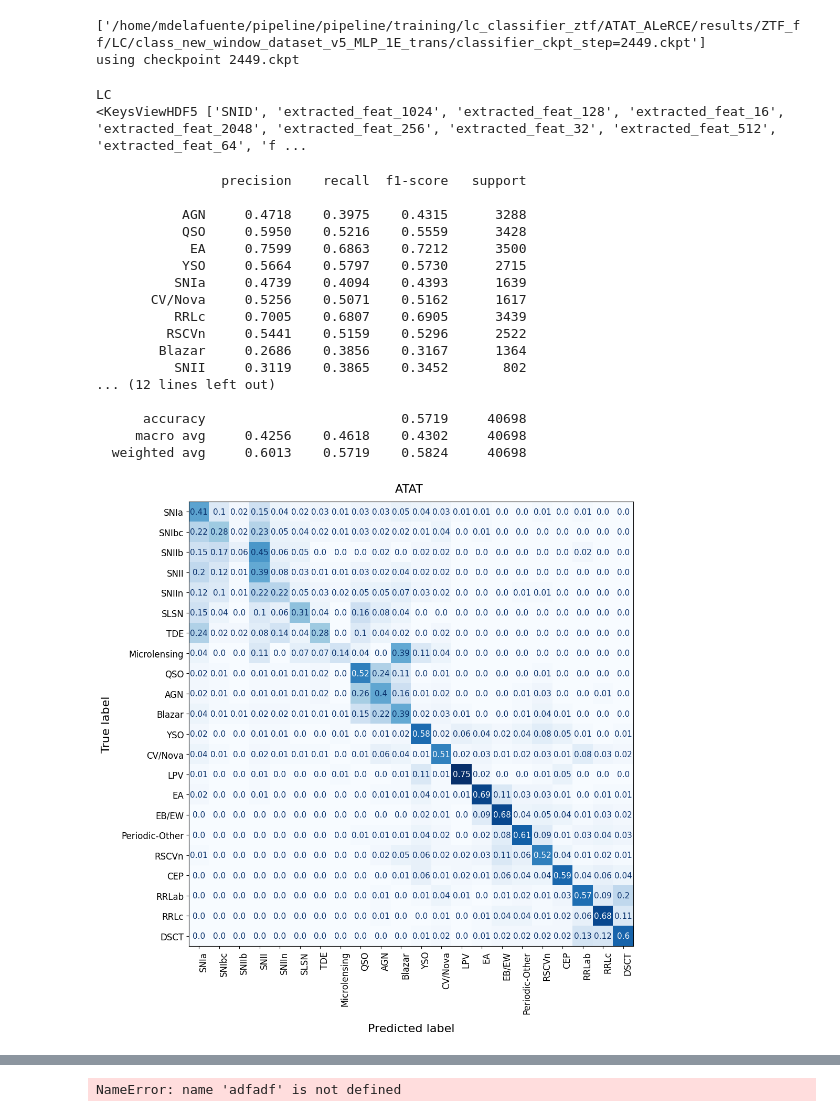
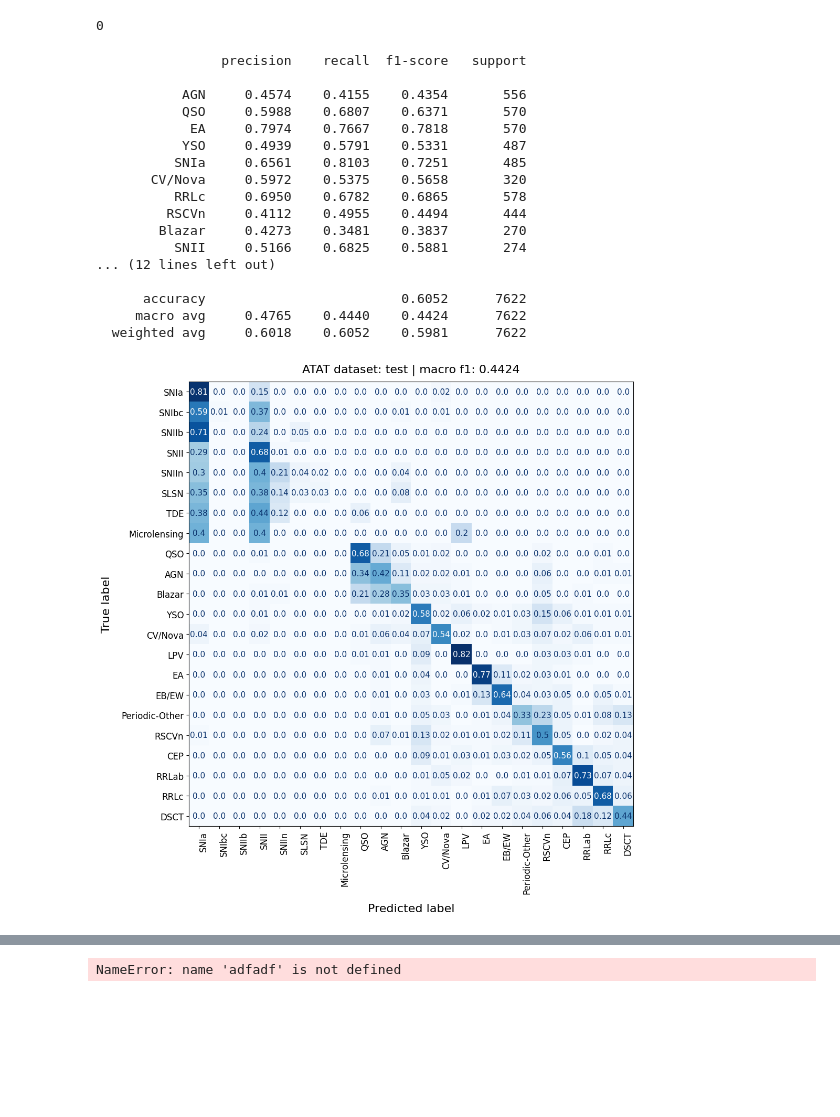
Before and after one commit to HexaPulsar/pipeline, a Jupyter notebook: pipeline/training/lc_classifier_ztf/ATAT_ALeRCE/LC_graphcompare.ipynb, the cells around one changed output, grey strips where cells are left out. Saved outputs shown, nothing was run; the diff lists cells and outputs as text; code cells hidden in the pictures; blank space fills up the shorter version.

```diff
--- a/pipeline/training/lc_classifier_ztf/ATAT_ALeRCE/LC_graphcompare.ipynb
+++ b/pipeline/training/lc_classifier_ztf/ATAT_ALeRCE/LC_graphcompare.ipynb
@@ -57,42 +71,22 @@ LC
-# %%
-import torchmetrics
-test_2 = ReportClassification(
-    path_to_training_dir='/home/mdelafuente/pipeline/pipeline/training/lc_classifier_ztf/ATAT_ALeRCE/results/ZTF_ff/LC/class_new_window_dataset_v5_MLP_1E_trans/',
-    path_to_dataset= 'data/datasets/ZTF_ff/final/LC_MD_FEAT_240627_windows_200_12/dataset.h5',
-    #path_to_dataset= '/home/mdelafuente/ORIGINAL/elasticc_dataset_update.h5',
-    model_class = LightCurveTransformer,
-    custom_parse_key_str= '',
-    model_type = 'lc',
-    taxonomy = ZTF_TAXONOMY, #ELASTICC_TAXONOMY,
-    device = 'cuda:2',
-    seed = 0,
-    figsize = (10,10),
-    batch_size=128,
-    umap_args={"n_neighbors": 15, "min_dist": 0.05, "metric": "euclidean"},
-    marker_size = 6)
-# %% [output]
-['/home/mdelafuente/pipeline/pipeline/training/lc_classifier_ztf/ATAT_ALeRCE/results/ZTF_ff/LC/class_new_window_dataset_v5_MLP_1E_trans/classifier_ckpt_step=2449.ckpt']
-using checkpoint 2449.ckpt
-# %%
-report_2 = test_2.classification_report(dataset, modality =  "LC")
-# %% [output]
-LC
-<KeysViewHDF5 ['SNID', 'extracted_feat_1024', 'extracted_feat_128', 'extracted_feat_16', 'extracted_feat_2048', 'extracted_feat_256', 'extracted_feat_32', 'extracted_feat_512', 'extracted_feat_64', 'f ...
-                precision    recall  f1-score   support
-
-           AGN     0.4718    0.3975    0.4315      3288
-           QSO     0.5950    0.5216    0.5559      3428
-            EA     0.7599    0.6863    0.7212      3500
-           YSO     0.5664    0.5797    0.5730      2715
-          SNIa     0.4739    0.4094    0.4393      1639
-       CV/Nova     0.5256    0.5071    0.5162      1617
-          RRLc     0.7005    0.6807    0.6905      3439
-         RSCVn     0.5441    0.5159    0.5296      2522
-        Blazar     0.2686    0.3856    0.3167      1364
-          SNII     0.3119    0.3865    0.3452       802
-... (12 lines left out)
-
-      accuracy                         0.5719     40698
-     macro avg     0.4256    0.4618    0.4302     40698
-  weighted avg     0.6013    0.5719    0.5824     40698
-[figure, removed]
+# %%
+report =test_2.classification_report("test")
+# %% [output]
+0
+                precision    recall  f1-score   support
+
+           AGN     0.4574    0.4155    0.4354       556
+           QSO     0.5988    0.6807    0.6371       570
+            EA     0.7974    0.7667    0.7818       570
+           YSO     0.4939    0.5791    0.5331       487
+          SNIa     0.6561    0.8103    0.7251       485
+       CV/Nova     0.5972    0.5375    0.5658       320
+          RRLc     0.6950    0.6782    0.6865       578
+         RSCVn     0.4112    0.4955    0.4494       444
+        Blazar     0.4273    0.3481    0.3837       270
+          SNII     0.5166    0.6825    0.5881       274
+... (12 lines left out)
+
+      accuracy                         0.6052      7622
+     macro avg     0.4765    0.4440    0.4424      7622
+  weighted avg     0.6018    0.6052    0.5981      7622
+[figure, added]
```
Also changed, not shown: parts of 21 cells of this notebook, 8 other files.
